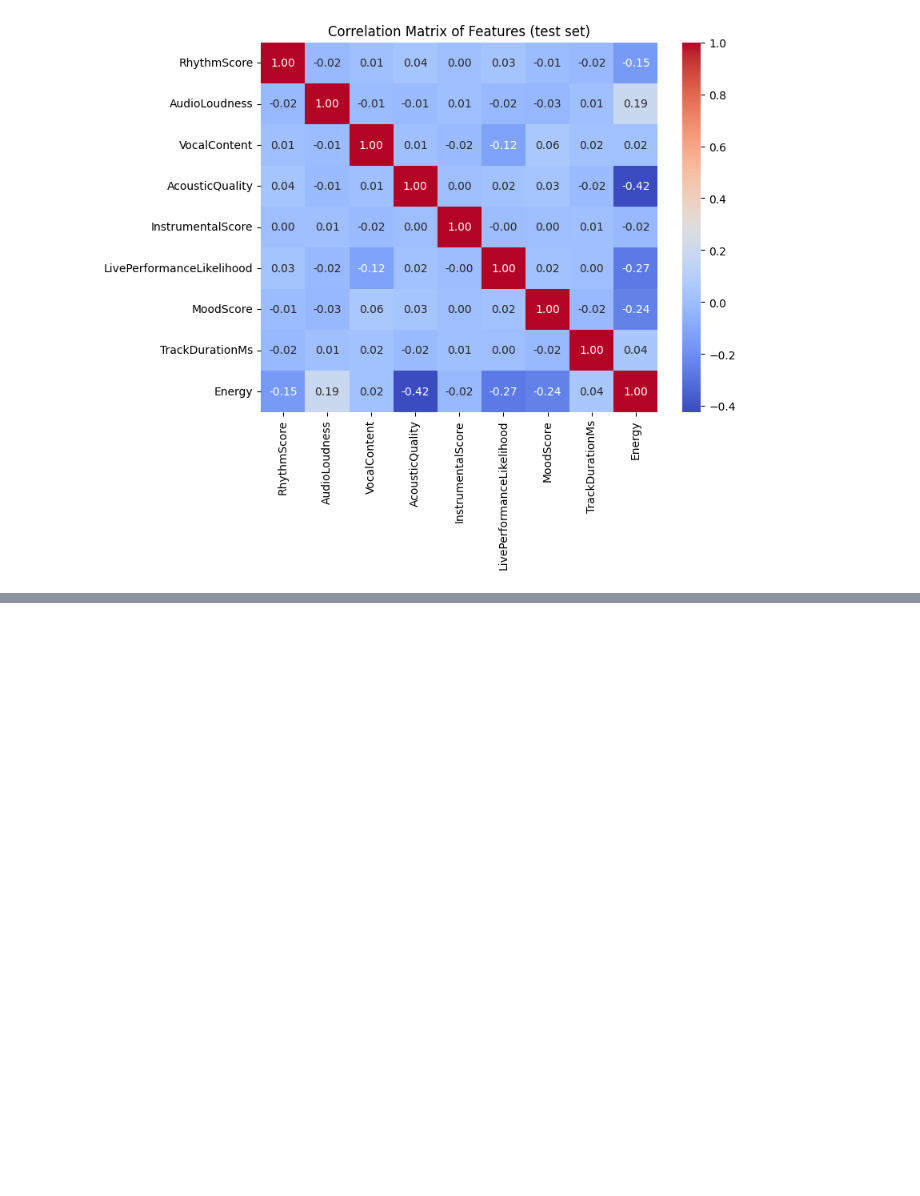
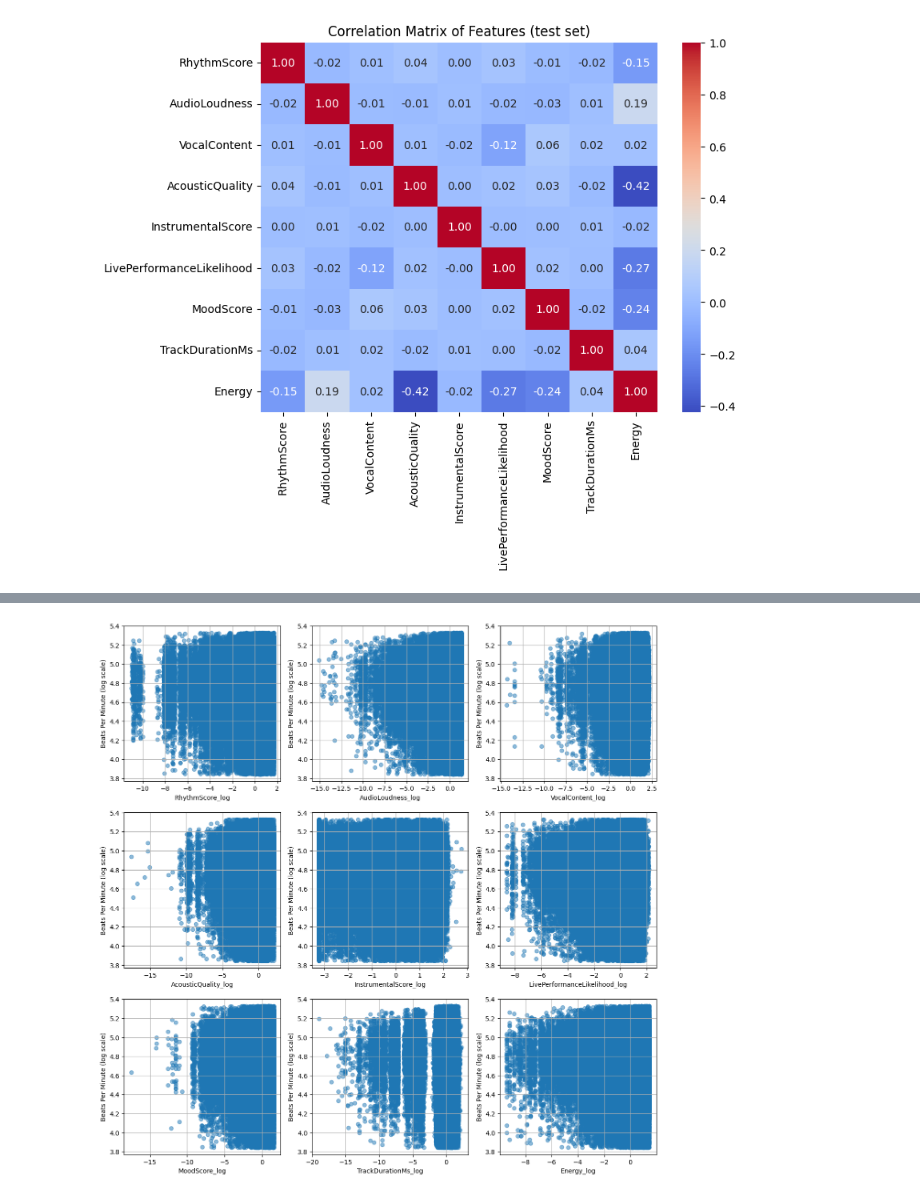
Before and after one commit to jessiestang/kagggle-predict-song-beat, a Jupyter notebook: data_analysis.ipynb, the cells around one changed output, grey strips where cells are left out. Cells and saved outputs as stored; diff of their text form; code cells hidden in the pictures; blank space fills up the shorter version.

```diff
--- a/data_analysis.ipynb
+++ b/data_analysis.ipynb
@@ -95,0 +172,12 @@ plt.show()
+# %%
+# plot logit transformed features against outcome
+fig, axes = plt.subplots(nrows = 3, ncols = 3, figsize=(15, 15))
+for i, col in enumerate(log_features.columns):
+    ax = axes.flatten()[i]
+    ax.scatter(log_features[col], np.log(outcome_train), alpha=0.5)
+    ax.set_xlabel(col)
+    ax.set_ylabel("Beats Per Minute (log scale)")
+    ax.grid()
+plt.show()
+# %% [output]
+[figure, added]
```
Also changed, not shown: parts of 5 cells of this notebook, 4 other files.
